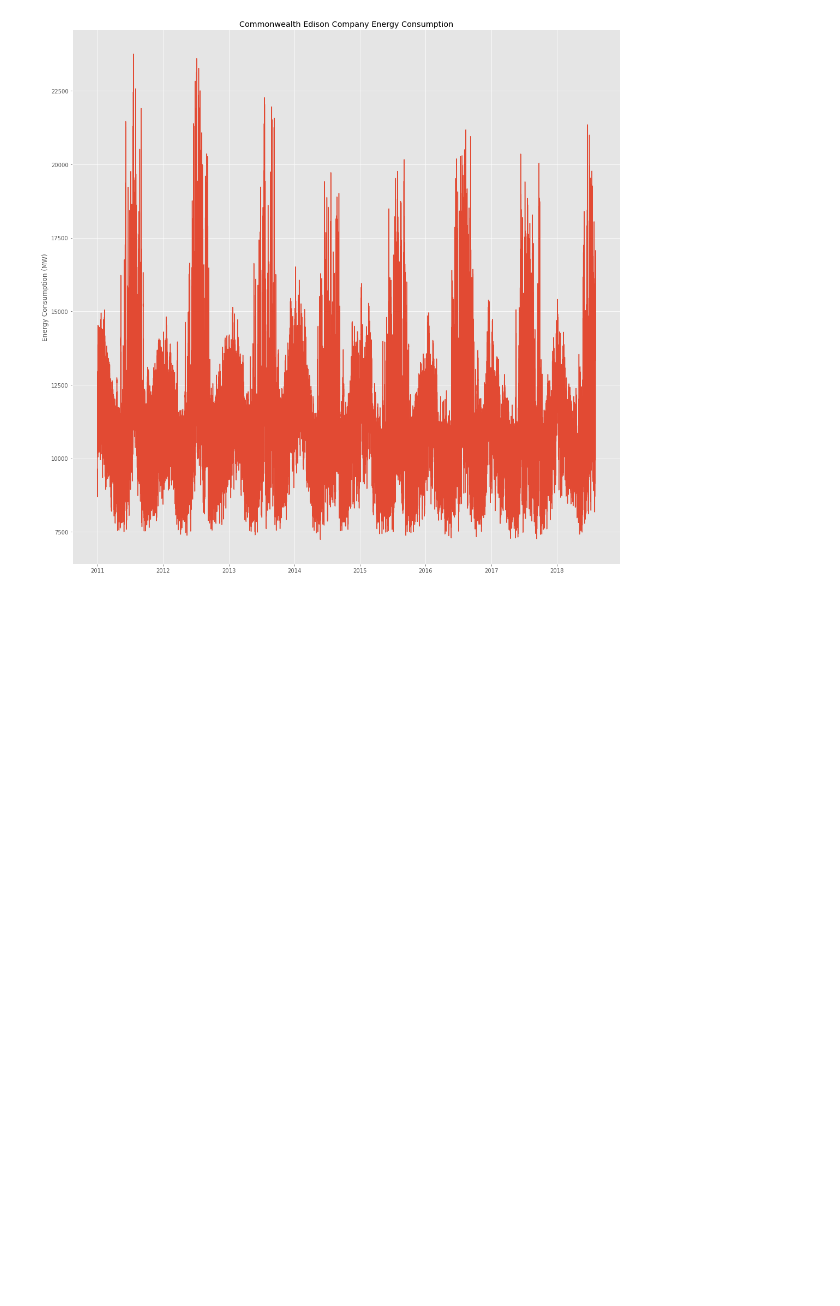
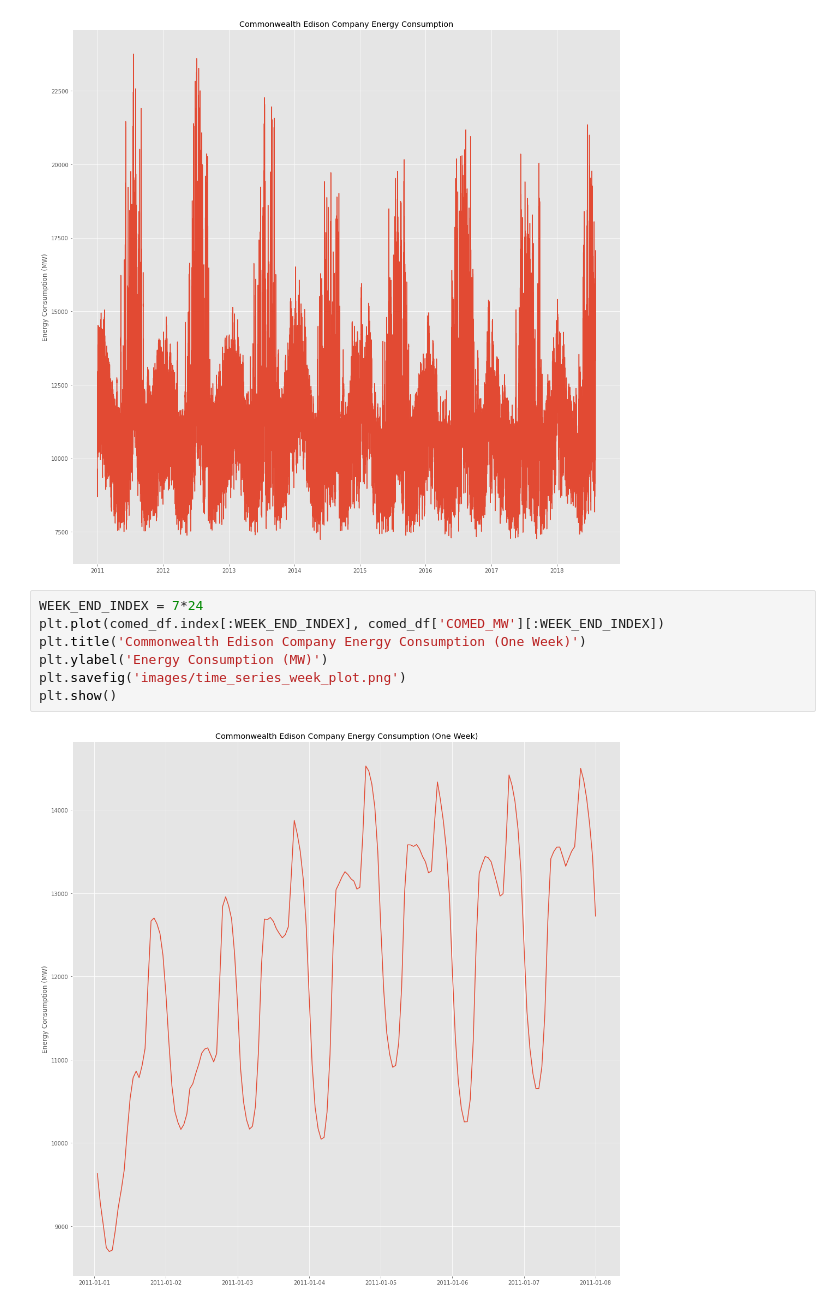
Before and after one commit to jovansgit/Hourly-Energy-Consumption, a Jupyter notebook: data_exploration.ipynb, the cells around one changed output. Drawn from its saved outputs; the diff is of its cells as text; blank space fills up the shorter version.

```diff
--- a/data_exploration.ipynb
+++ b/data_exploration.ipynb
@@ -68,3 +80,12 @@ plt.savefig('images/time_series_plot.png')
 plt.show()
 # %% [output]
 [figure]
+# %%
+WEEK_END_INDEX = 7*24
+plt.plot(comed_df.index[:WEEK_END_INDEX], comed_df['COMED_MW'][:WEEK_END_INDEX])
+plt.title('Commonwealth Edison Company Energy Consumption (One Week)')
+plt.ylabel('Energy Consumption (MW)')
+plt.savefig('images/time_series_week_plot.png')
+plt.show()
+# %% [output]
+[figure, added]
```
Also changed, not shown: parts of 28 cells of this notebook, 11 other files.
